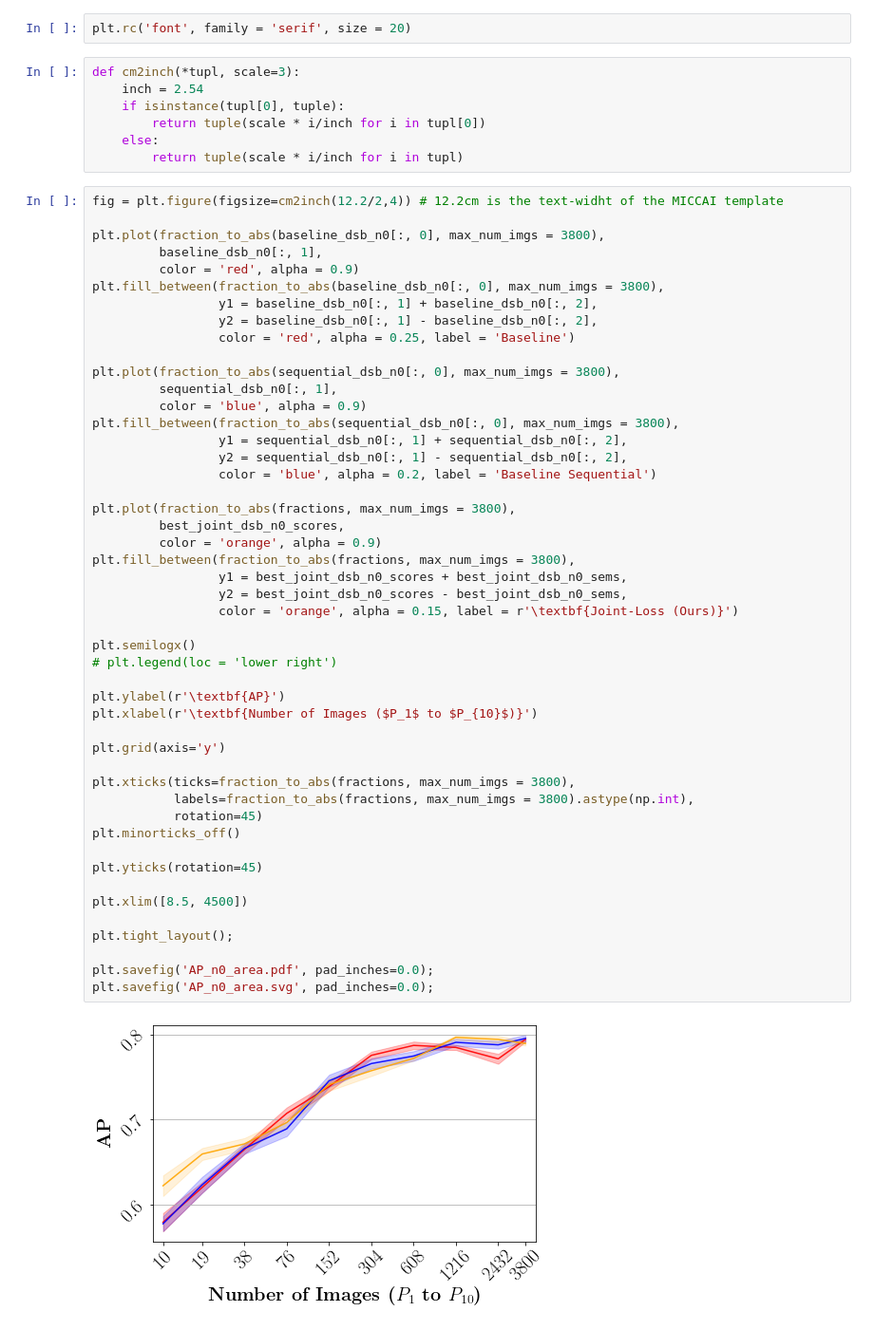
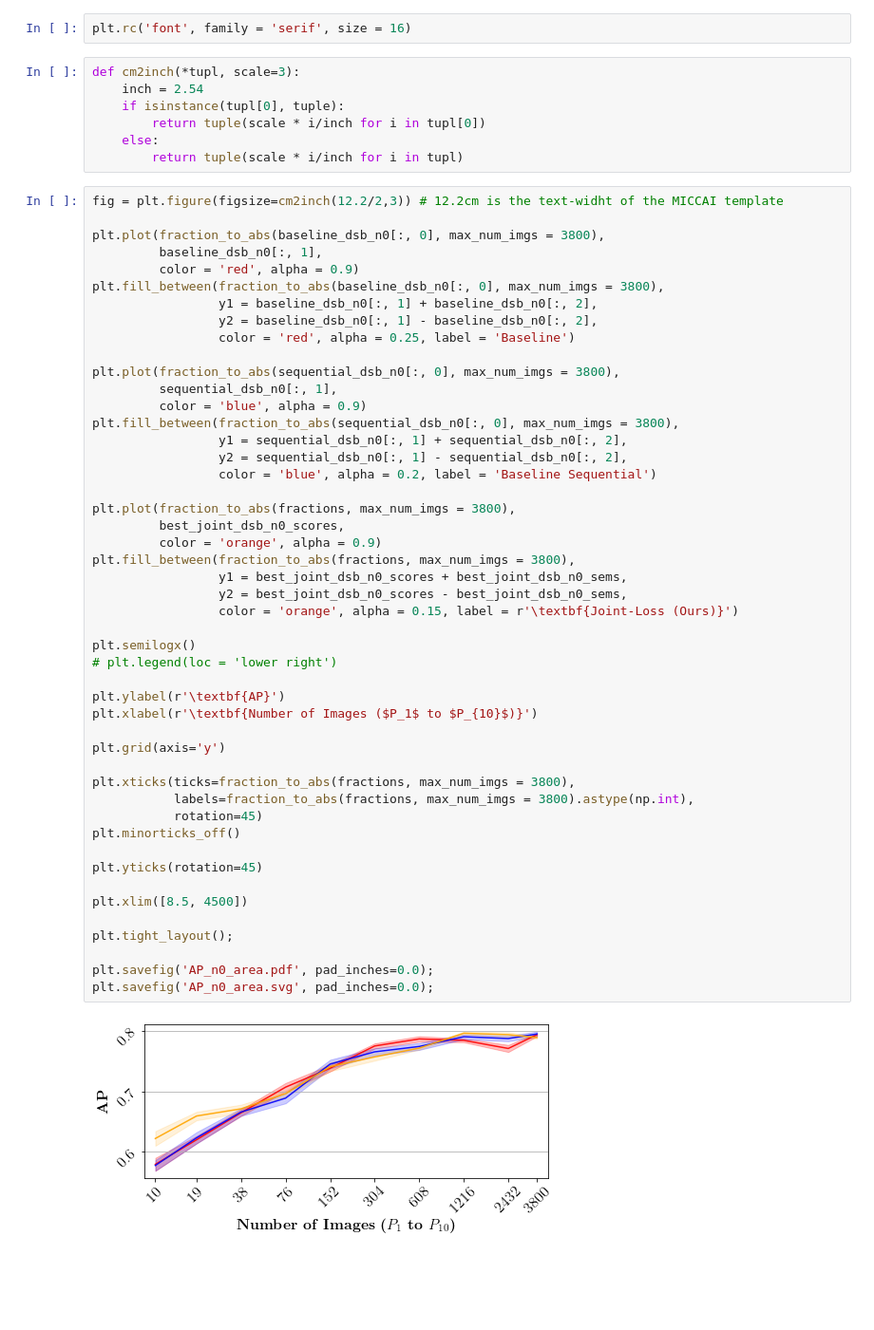
Before and after one commit to juglab/DenoiSeg, a Jupyter notebook: figures/Manuscript-Figure AP n0.ipynb, the cells around one changed output. Shown: that part at 95% size. Cells and saved outputs as stored; diff of their text form; blank space fills up the shorter version.

Commit message:
Mansucript Figure 3 (#20)
* Squeeze figures to 3cm height

* Add notebook which combines alpha-decay and noise-helps figure

```diff
--- a/figures/Manuscript-Figure AP n0.ipynb
+++ b/figures/Manuscript-Figure AP n0.ipynb
@@ -127,7 +122,7 @@ best_joint_dsb_n0_sems = np.array(best_joint_dsb_n0_sems)
 test_joint_alpha0_5_dsb_n0 = read_Noise2Seg_results('alpha0.5', 'dsb_n0', measure='AP', runs=[1,2,3,4,5],
                            fractions=[0.25, 0.5, 1.0, 2.0, 4.0, 8.0, 16.0, 32.0, 64.0, 100.0], score_type='')
 # %%
-plt.rc('font', family = 'serif', size = 20)
+plt.rc('font', family = 'serif', size = 16)
 # %%
 def cm2inch(*tupl, scale=3):
     inch = 2.54
@@ -136,7 +131,7 @@ def cm2inch(*tupl, scale=3):
     else:
         return tuple(scale * i/inch for i in tupl)
 # %%
-fig = plt.figure(figsize=cm2inch(12.2/2,4)) # 12.2cm is the text-widht of the MICCAI template
+fig = plt.figure(figsize=cm2inch(12.2/2,3)) # 12.2cm is the text-widht of the MICCAI template
 
 plt.plot(fraction_to_abs(baseline_dsb_n0[:, 0], max_num_imgs = 3800),
          baseline_dsb_n0[:, 1],
@@ -157,31 +152,31 @@ plt.fill_between(fraction_to_abs(sequential_dsb_n0[:, 0], max_num_imgs = 3800),
 plt.plot(fraction_to_abs(fractions, max_num_imgs = 3800),
          best_joint_dsb_n0_scores,
          color = 'orange', alpha = 0.9)
 plt.fill_between(fraction_to_abs(fractions, max_num_imgs = 3800),
                  y1 = best_joint_dsb_n0_scores + best_joint_dsb_n0_sems,
                  y2 = best_joint_dsb_n0_scores - best_joint_dsb_n0_sems,
                  color = 'orange', alpha = 0.15, label = r'\textbf{Joint-Loss (Ours)}')
 
 plt.semilogx()
 # plt.legend(loc = 'lower right')
 
 plt.ylabel(r'\textbf{AP}')
 plt.xlabel(r'\textbf{Number of Images ($P_1$ to $P_{10}$)}')
 
 plt.grid(axis='y')
 
 plt.xticks(ticks=fraction_to_abs(fractions, max_num_imgs = 3800),
            labels=fraction_to_abs(fractions, max_num_imgs = 3800).astype(np.int),
            rotation=45)
 plt.minorticks_off()
 
 plt.yticks(rotation=45)
 
 plt.xlim([8.5, 4500])
 
 plt.tight_layout();
 
 plt.savefig('AP_n0_area.pdf', pad_inches=0.0);
 plt.savefig('AP_n0_area.svg', pad_inches=0.0);
 # %% [output]
-[figure, old version]
+[figure, new version]
```
Also changed, not shown: parts of 1 cell of this notebook, 20 other files.
